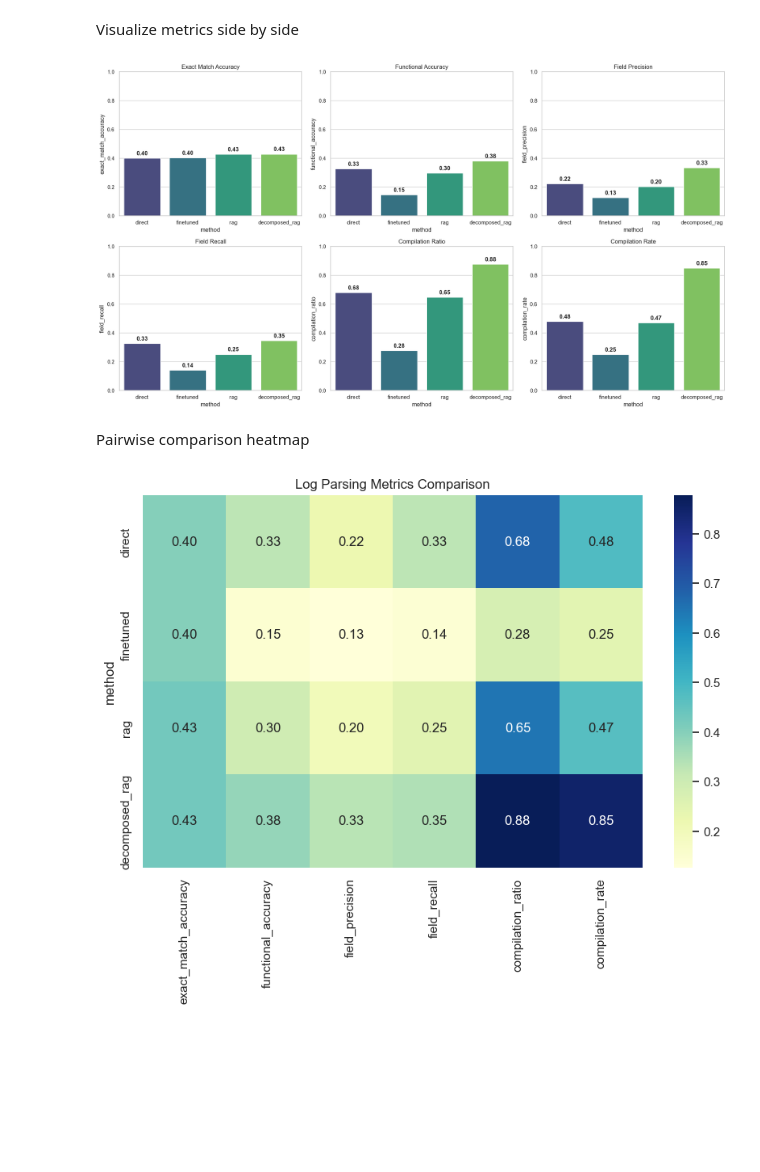
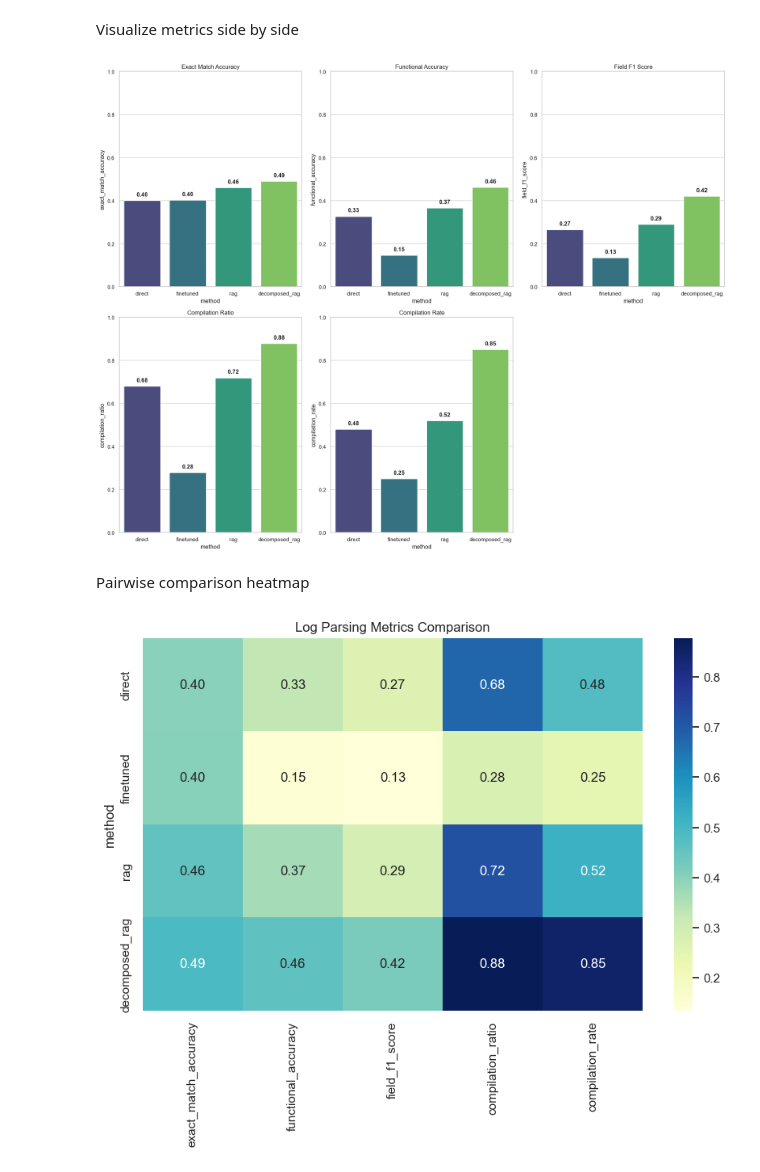
Before and after one commit to skykid17/smartlp_eval, a Jupyter notebook: notebooks/Evaluation_Analysis_Generation.ipynb, the cells around one changed output. Saved outputs shown, nothing was run; the diff lists cells and outputs as text; code cells hidden in the pictures; blank space fills up the shorter version.

Commit message:
Updated new results for decomposed rag and rag.

```diff
--- a/notebooks/Evaluation_Analysis_Generation.ipynb
+++ b/notebooks/Evaluation_Analysis_Generation.ipynb
@@ -39,7 +39,7 @@ Convert results to DataFrame
 def json_to_df(data):
     records = []
     for key, entry in data.items():
-        if key in ["time_taken", "query_count"]:
+        if key in ["query_count", "generation_time", "evaluation_time", "total_time"]:
             continue
         records.append({
             "id": int(key),
@@ -66,10 +66,17 @@ for method, df in dfs.items():
     row["compilation_rate"] = one_count / len(df)
 
     # add latency (time per dataset)
-    time_taken = results[method].get("time_taken", 0)
+    time_taken = results[method].get("generation_time", 0)
     row["latency"] = time_taken / len(df) if len(df) > 0 else 0
 
-    # add method label
+    # calculate field_f1_score from precision and recall
+    precision = row.get("field_precision", 0)
+    recall = row.get("field_recall", 0)
+    if precision + recall > 0:
+        row["field_f1_score"] = 2 * (precision * recall) / (precision + recall)
+    else:
+        row["field_f1_score"] = 0
+
     row["method"] = method
     rows.append(row)
 
@@ -87,36 +94,36 @@ summary
 # %% [markdown]
 Visualize metrics side by side
 # %%
-metrics = ["exact_match_accuracy", "functional_accuracy", "field_precision", "field_recall", "compilation_ratio", "compilation_rate", "latency"]
+metrics = ["exact_match_accuracy", "functional_accuracy", "field_f1_score", "compilation_ratio", "compilation_rate"]
 
-fig, axes = plt.subplots(nrows=3, ncols=3, figsize=(18, 14))
+fig, axes = plt.subplots(nrows=2, ncols=3, figsize=(18, 14))
 axes = axes.flatten()
 
 plotted = 0
 for i, metric in enumerate(metrics):
     if metric not in summary.columns:
         continue
     sns.barplot(x=summary.index, y=summary[metric], ax=axes[plotted], palette="viridis", hue=summary.index)
     axes[plotted].set_title(metric.replace('_', ' ').title())
 
     # Set y-axis limit based on metric type
     if metric == "latency":
         axes[plotted].set_ylim(0, summary[metric].max() * 1.2)
         for j, v in enumerate(summary[metric]):
             axes[plotted].text(j, v + summary[metric].max() * 0.02, f"{v:.3f}s", ha='center', fontweight='bold')
     else:
         axes[plotted].set_ylim(0, 1)
         for j, v in enumerate(summary[metric]):
             axes[plotted].text(j, v + 0.02, f"{v:.2f}", ha='center', fontweight='bold')
     plotted += 1
 
 # Remove any unused subplots
 for k in range(plotted, len(axes)):
     fig.delaxes(axes[k])
 plt.tight_layout()
 plt.show()
 # %% [output]
-[figure, old version]
+[figure, new version]
 # %% [markdown]
 Pairwise comparison heatmap
 # %%
@@ -126,4 +133,4 @@ sns.heatmap(summary[metrics_present], annot=True, fmt=".2f", cmap="YlGnBu")
 plt.title("Log Parsing Metrics Comparison")
 plt.show()
 # %% [output]
-[figure, old version]
+[figure, new version]
```
Also changed, not shown: parts of 1 cell of this notebook, 8 other files.
